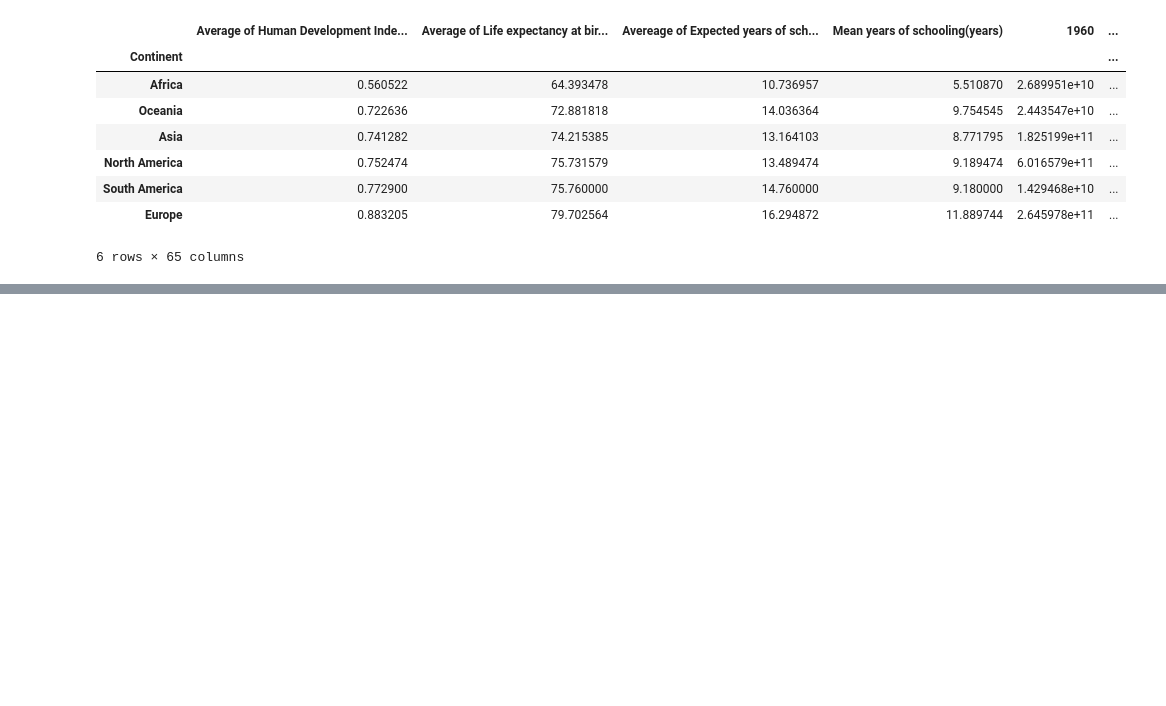
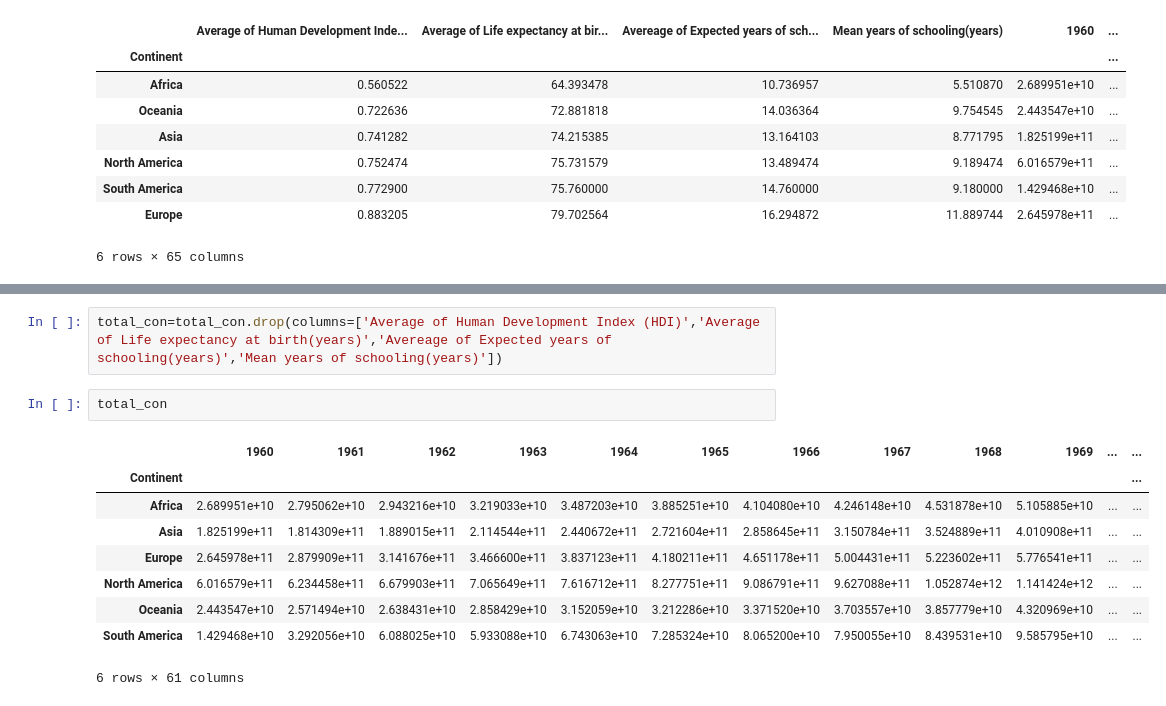
Before and after one commit to CronusCipher/PIB-GPD-Global-By-Countries, a Jupyter notebook: New GPD.ipynb, the cells around one changed output, grey strips where cells are left out. Cells and saved outputs as stored; diff of their text form; blank space fills up the shorter version.

```diff
--- a/New GPD.ipynb
+++ b/New GPD.ipynb
@@ -594,3 +599,17 @@ fig.update_layout(
     )
 # %% [output]
 [interactive output not drawn]
+# %%
+total_con=total_con.drop(columns=['Average of Human Development Index (HDI)','Average of Life expectancy at birth(years)','Avereage of Expected years of schooling(years)','Mean years of schooling(years)'])
+# %%
+total_con
+# %% [output]
+|  | 1960 | 1961 | 1962 | 1963 | 1964 | 1965 | 1966 | 1967 | 1968 | 1969 | ... | ... |
+| Continent |  |  |  |  |  |  |  |  |  |  |  | ... |
+| Africa | 2.689951e+10 | 2.795062e+10 | 2.943216e+10 | 3.219033e+10 | 3.487203e+10 | 3.885251e+10 | 4.104080e+10 | 4.246148e+10 | 4.531878e+10 | 5.105885e+10 | ... | ... |
+| Asia | 1.825199e+11 | 1.814309e+11 | 1.889015e+11 | 2.114544e+11 | 2.440672e+11 | 2.721604e+11 | 2.858645e+11 | 3.150784e+11 | 3.524889e+11 | 4.010908e+11 | ... | ... |
+| Europe | 2.645978e+11 | 2.879909e+11 | 3.141676e+11 | 3.466600e+11 | 3.837123e+11 | 4.180211e+11 | 4.651178e+11 | 5.004431e+11 | 5.223602e+11 | 5.776541e+11 | ... | ... |
+| North America | 6.016579e+11 | 6.234458e+11 | 6.679903e+11 | 7.065649e+11 | 7.616712e+11 | 8.277751e+11 | 9.086791e+11 | 9.627088e+11 | 1.052874e+12 | 1.141424e+12 | ... | ... |
+| Oceania | 2.443547e+10 | 2.571494e+10 | 2.638431e+10 | 2.858429e+10 | 3.152059e+10 | 3.212286e+10 | 3.371520e+10 | 3.703557e+10 | 3.857779e+10 | 4.320969e+10 | ... | ... |
+| South America | 1.429468e+10 | 3.292056e+10 | 6.088025e+10 | 5.933088e+10 | 6.743063e+10 | 7.285324e+10 | 8.065200e+10 | 7.950055e+10 | 8.439531e+10 | 9.585795e+10 | ... | ... |
+6 rows × 61 columns
```
Also changed, not shown: parts of 5 cells of this notebook.
